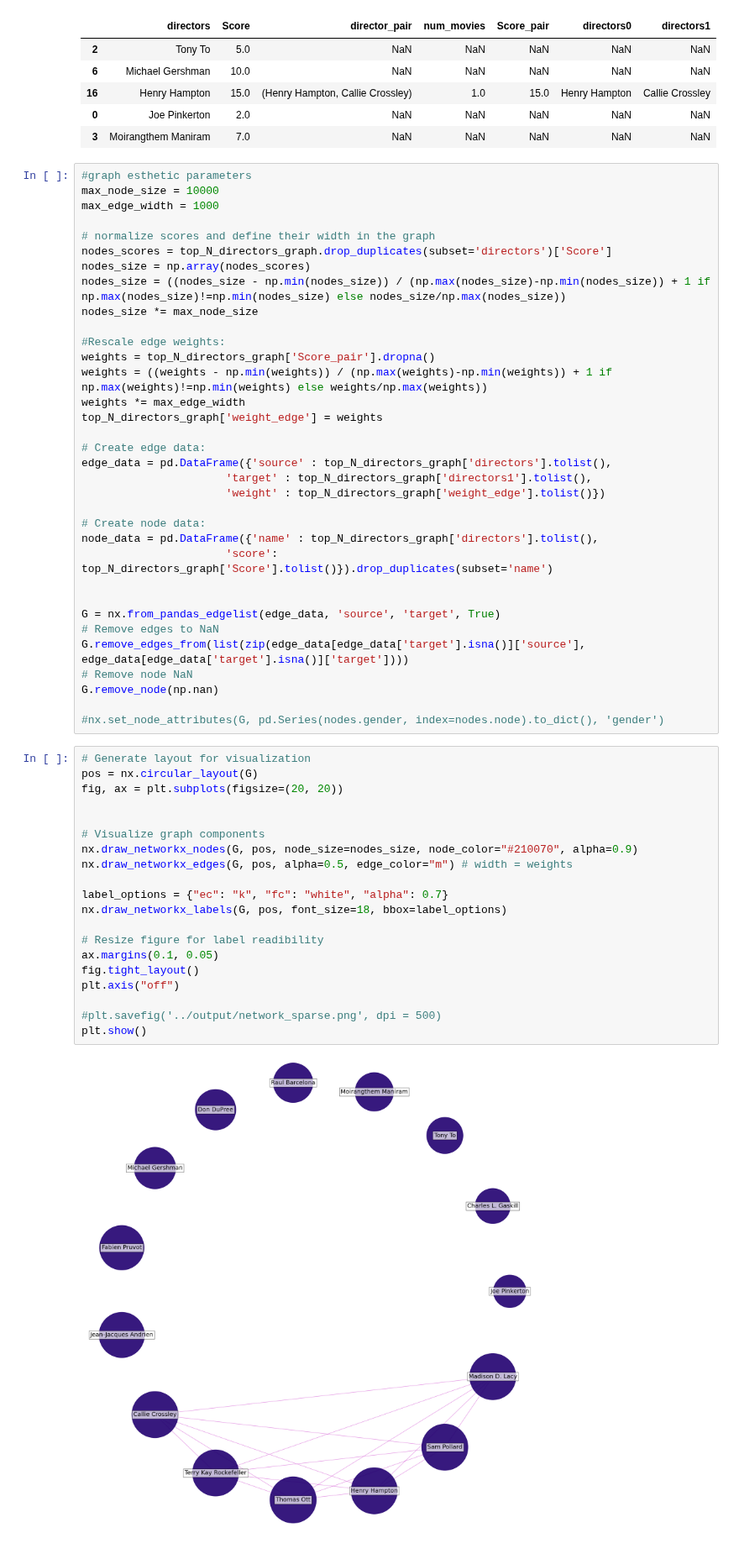
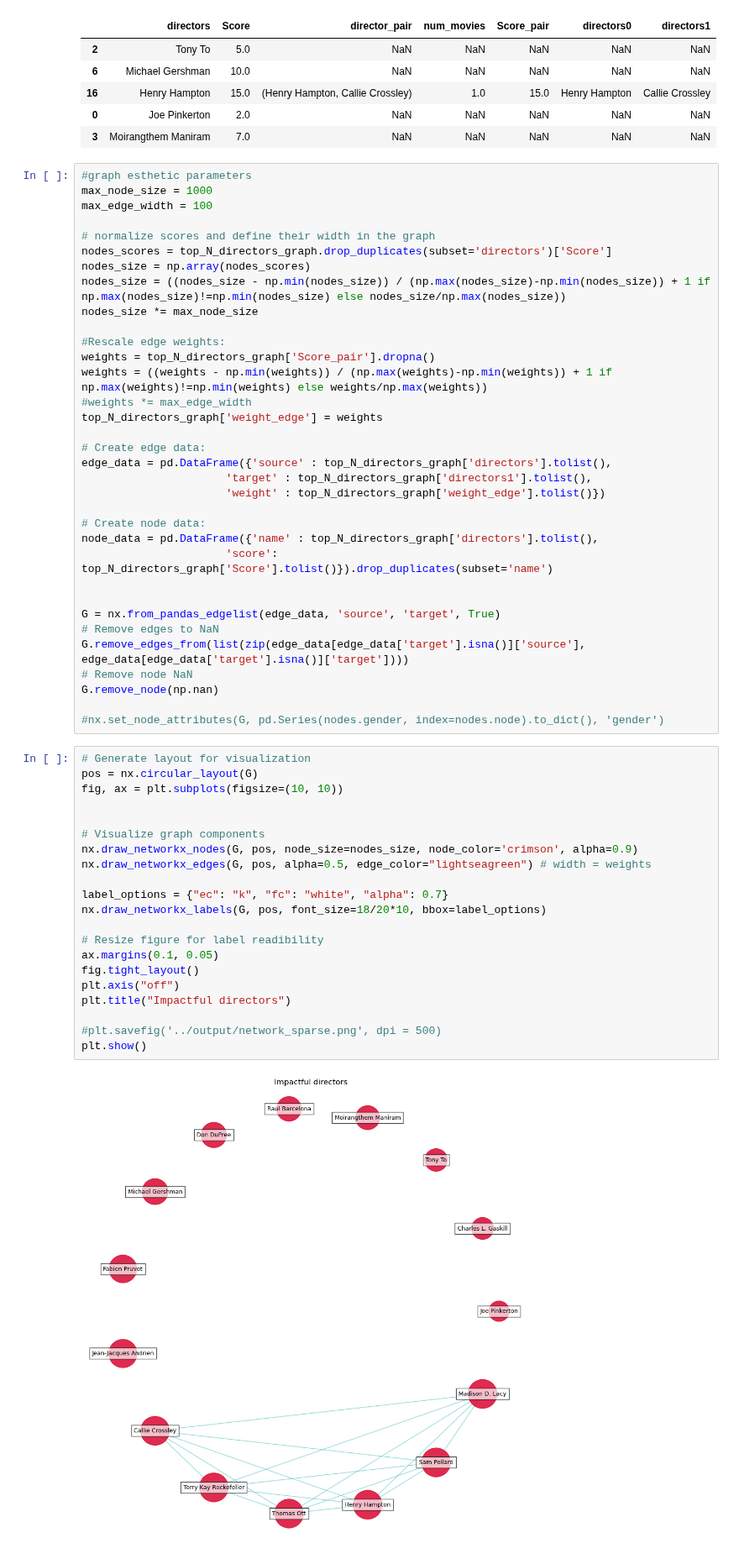
Before and after one commit to epfl-ada/ada-2022-project-theadaholics, a Jupyter notebook: main.ipynb, the cells around one changed output. Shown at 84% size. Saved outputs shown, nothing was run; the diff lists cells and outputs as text.

Commit message:
bubble graph

```diff
--- a/main.ipynb
+++ b/main.ipynb
@@ -1965,8 +1965,8 @@ top_N_directors_graph.sample(5)
 | 3 | Moirangthem Maniram | 7.0 | NaN | NaN | NaN | NaN | NaN |
 # %%
 #graph esthetic parameters
-max_node_size = 10000
-max_edge_width = 1000
+max_node_size = 1000
+max_edge_width = 100
 
 # normalize scores and define their width in the graph
 nodes_scores = top_N_directors_graph.drop_duplicates(subset='directors')['Score']
@@ -1977,7 +1977,7 @@ nodes_size *= max_node_size
 #Rescale edge weights:
 weights = top_N_directors_graph['Score_pair'].dropna()
 weights = ((weights - np.min(weights)) / (np.max(weights)-np.min(weights)) + 1 if np.max(weights)!=np.min(weights) else weights/np.max(weights))
-weights *= max_edge_width
+#weights *= max_edge_width
 top_N_directors_graph['weight_edge'] = weights
 
 # Create edge data:
@@ -2000,22 +2000,23 @@ G.remove_node(np.nan)
 # %%
 # Generate layout for visualization
 pos = nx.circular_layout(G)
-fig, ax = plt.subplots(figsize=(20, 20))
+fig, ax = plt.subplots(figsize=(10, 10))
 
 
 # Visualize graph components
-nx.draw_networkx_nodes(G, pos, node_size=nodes_size, node_color="#210070", alpha=0.9)
-nx.draw_networkx_edges(G, pos, alpha=0.5, edge_color="m") # width = weights
+nx.draw_networkx_nodes(G, pos, node_size=nodes_size, node_color='crimson', alpha=0.9)
+nx.draw_networkx_edges(G, pos, alpha=0.5, edge_color="lightseagreen") # width = weights
 
 label_options = {"ec": "k", "fc": "white", "alpha": 0.7}
-nx.draw_networkx_labels(G, pos, font_size=18, bbox=label_options)
+nx.draw_networkx_labels(G, pos, font_size=18/20*10, bbox=label_options)
 
 # Resize figure for label readibility
 ax.margins(0.1, 0.05)
 fig.tight_layout()
 plt.axis("off")
+plt.title("Impactful directors")
 
 #plt.savefig('../output/network_sparse.png', dpi = 500)
 plt.show()
 # %% [output]
-[figure, old version]
+[figure, new version]
```
Also changed, not shown: parts of 12 cells of this notebook.
